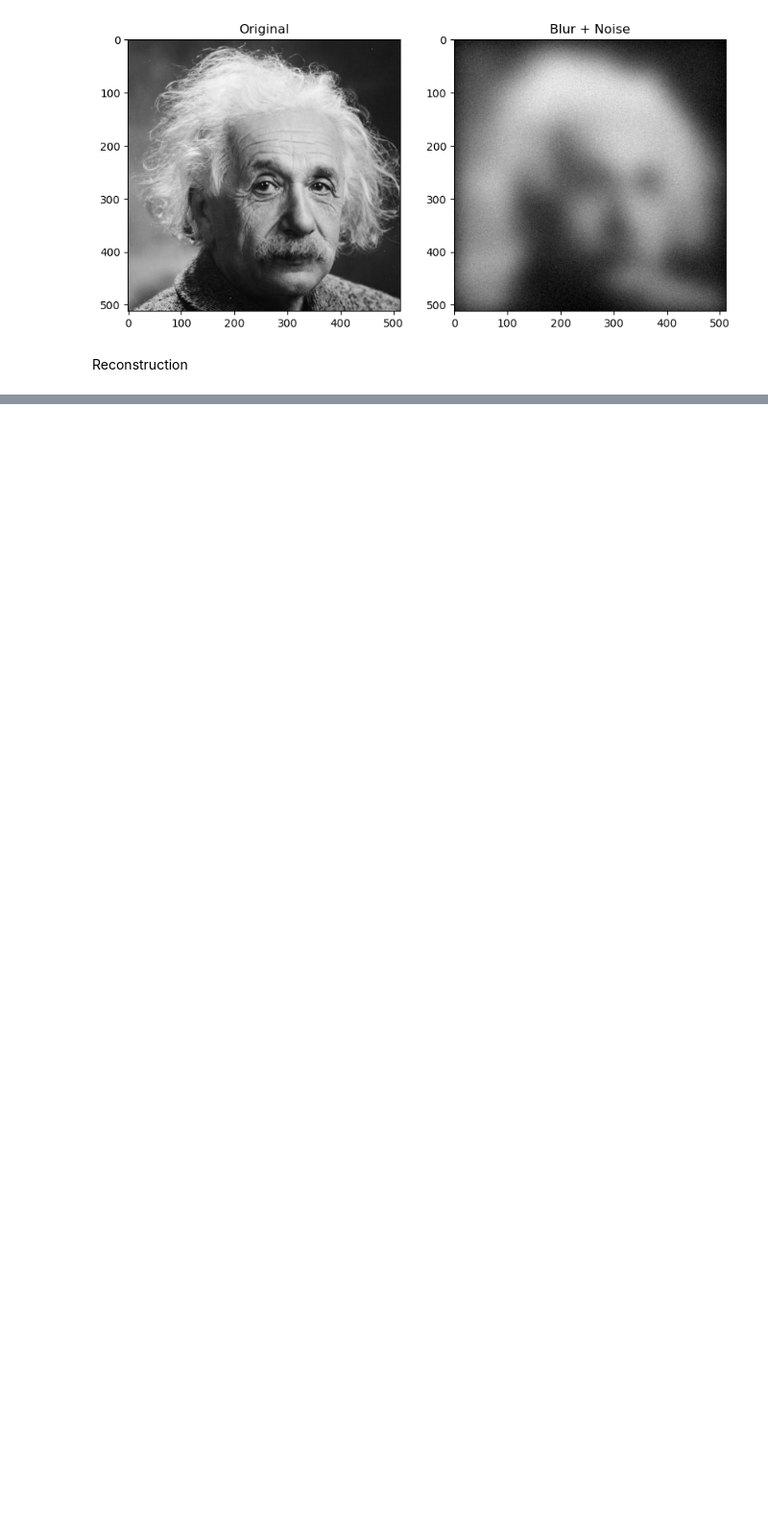
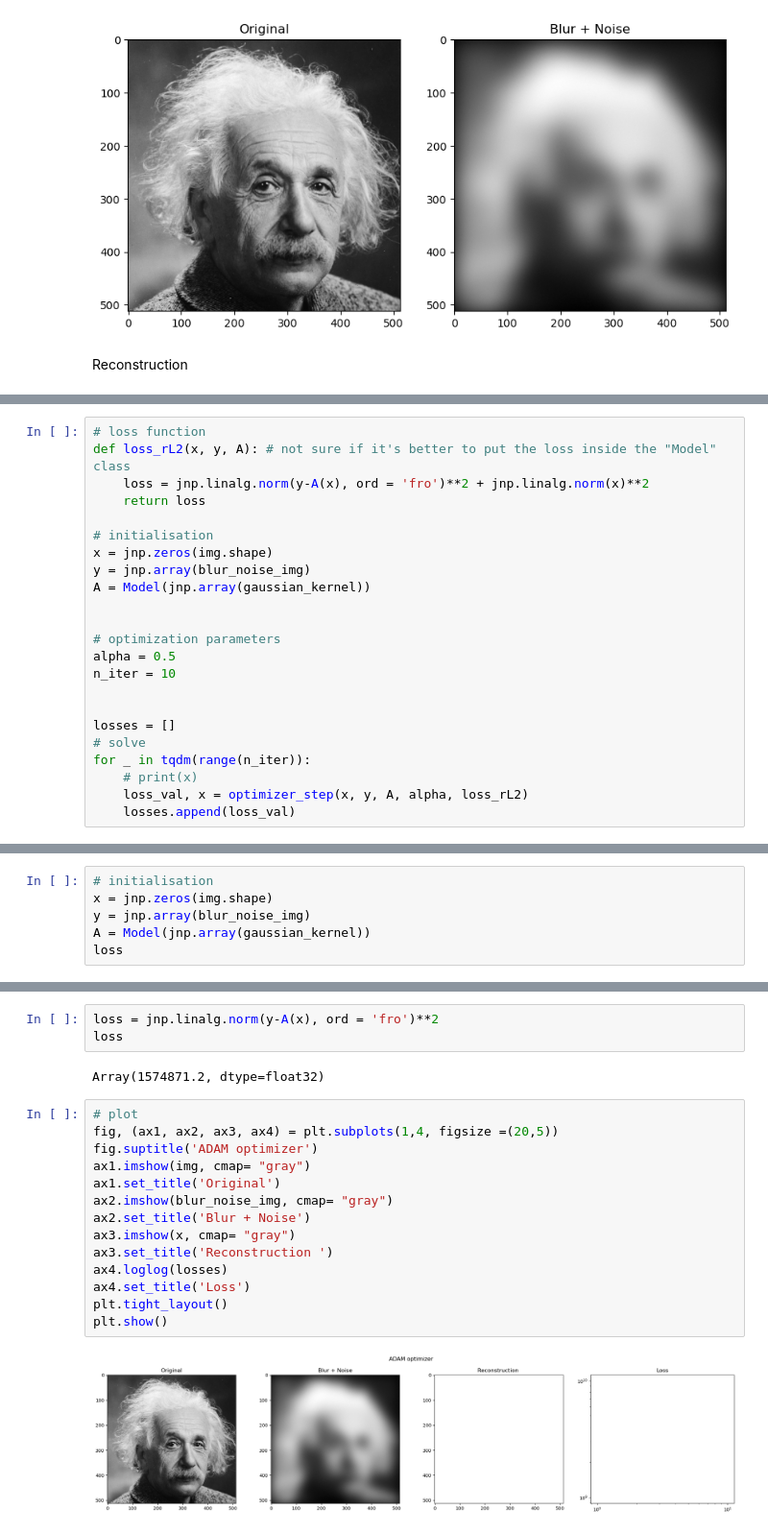
Before and after one commit to igomes1/Deep-denoising-X-ray-CT-reconstruction, a Jupyter notebook: inverse_problems.ipynb, the cells around one changed output, grey strips where cells are left out. Shown at 96% size. Drawn from its saved outputs; the diff is of its cells as text; blank space fills up the shorter version.

```diff
--- a/inverse_problems.ipynb
+++ b/inverse_problems.ipynb
@@ -111,0 +169,23 @@ plt.show()
+# %%
+# loss function
+def loss_rL2(x, y, A): # not sure if it's better to put the loss inside the "Model" class
+    loss = jnp.linalg.norm(y-A(x), ord = 'fro')**2 + jnp.linalg.norm(x)**2
+    return loss
+
+# initialisation
+x = jnp.zeros(img.shape)
+y = jnp.array(blur_noise_img)
+A = Model(jnp.array(gaussian_kernel))
+
+
+# optimization parameters
+alpha = 0.5
+n_iter = 10
+
+
+losses = []
+# solve
+for _ in tqdm(range(n_iter)):
+    # print(x)
+    loss_val, x = optimizer_step(x, y, A, alpha, loss_rL2)
+    losses.append(loss_val)
@@ -111,0 +210,6 @@ plt.show()
+# %%
+# initialisation
+x = jnp.zeros(img.shape)
+y = jnp.array(blur_noise_img)
+A = Model(jnp.array(gaussian_kernel))
+loss
@@ -111,0 +282,21 @@ plt.show()
+# %%
+loss = jnp.linalg.norm(y-A(x), ord = 'fro')**2
+loss
+# %% [output]
+Array(1574871.2, dtype=float32)
+# %%
+# plot
+fig, (ax1, ax2, ax3, ax4) = plt.subplots(1,4, figsize =(20,5))
+fig.suptitle('ADAM optimizer')
+ax1.imshow(img, cmap= "gray")
+ax1.set_title('Original')
+ax2.imshow(blur_noise_img, cmap= "gray")
+ax2.set_title('Blur + Noise')
+ax3.imshow(x, cmap= "gray")
+ax3.set_title('Reconstruction ')
+ax4.loglog(losses)
+ax4.set_title('Loss')
+plt.tight_layout()
+plt.show()
+# %% [output]
+[figure, added]
```
Also changed, not shown: parts of 24 cells of this notebook.
